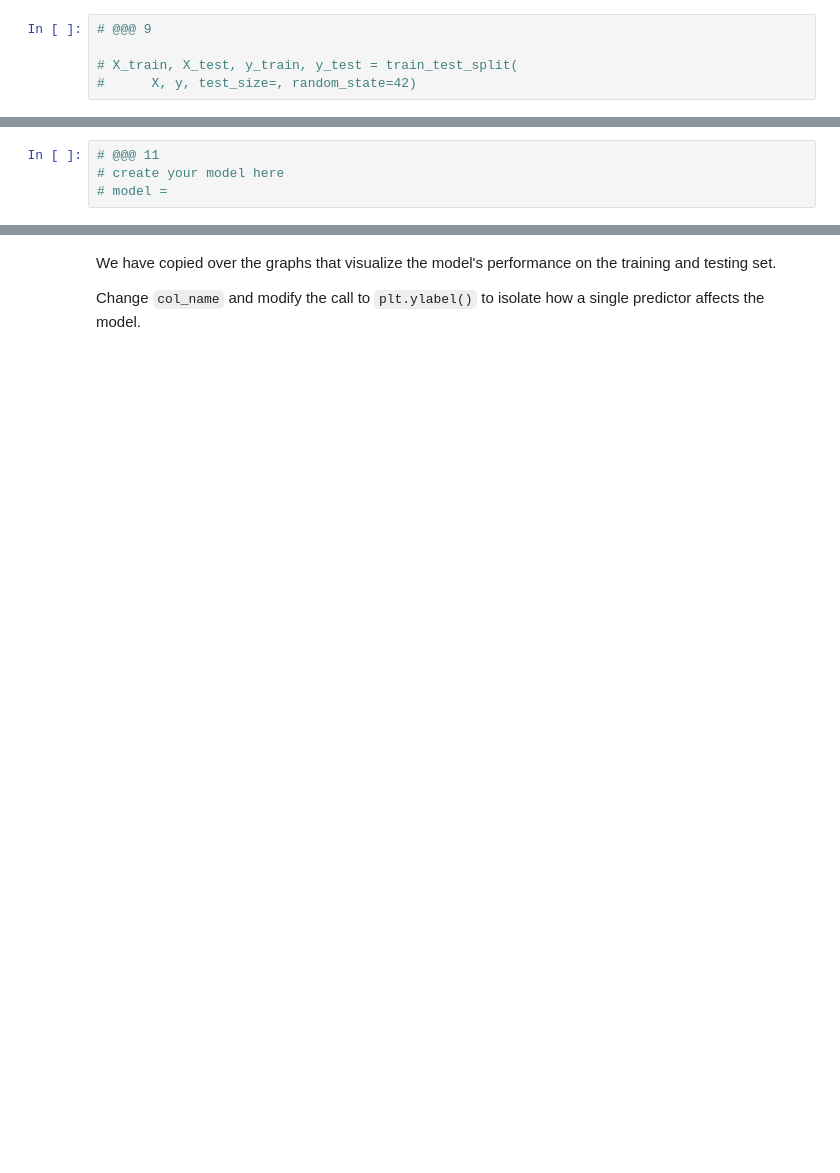
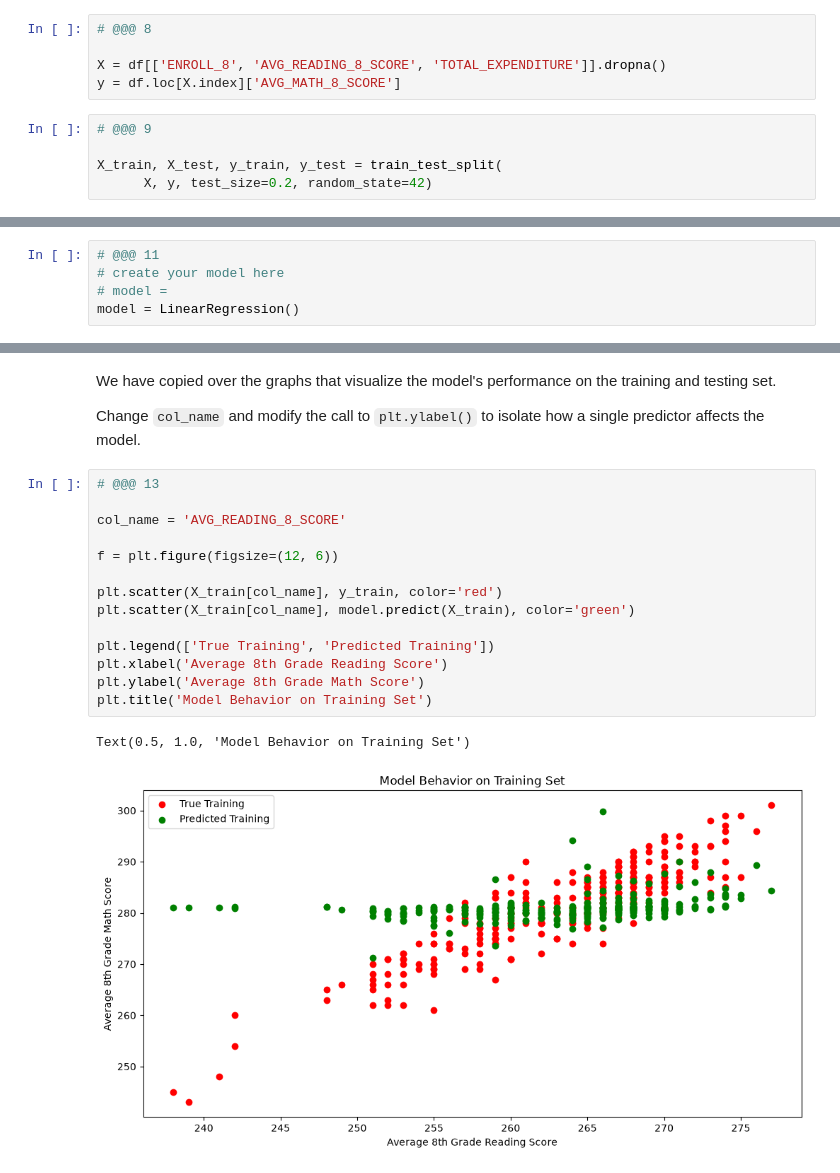
Before and after one commit to serenatasu/MDST-Onboarding, a Jupyter notebook: tutorial1/checkpoint1.ipynb, the cells around one changed output, grey strips where cells are left out. Cells and saved outputs as stored; diff of their text form; blank space fills up the shorter version.

```diff
--- a/tutorial1/checkpoint1.ipynb
+++ b/tutorial1/checkpoint1.ipynb
@@ -240,8 +315,13 @@ from sklearn.model_selection import train_test_split
+# %%
+# @@@ 8
+
+X = df[['ENROLL_8', 'AVG_READING_8_SCORE', 'TOTAL_EXPENDITURE']].dropna()
+y = df.loc[X.index]['AVG_MATH_8_SCORE']
 # %%
 # @@@ 9
 
-# X_train, X_test, y_train, y_test = train_test_split(
-#      X, y, test_size=, random_state=42)
+X_train, X_test, y_train, y_test = train_test_split(
+      X, y, test_size=0.2, random_state=42)
 # %% [markdown]
 <h2> Prediction </h2>
 # %% [markdown]
@@ -253,5 +334,6 @@ ML Models [Resource](https://medium.com/@vijaya.beeravalli/comparison-of-machine
 # @@@ 11
 # create your model here
 # model =
+model = LinearRegression()
 # %%
 model.fit(X_train, y_train)
@@ -267,4 +366,21 @@ Choose some metrics to evaluate the performance of your model, some of them are
 We have copied over the graphs that visualize the model's performance on the training and testing set.
 
 Change `col_name` and modify the call to `plt.ylabel()` to isolate how a single predictor affects the model.
+# %%
+# @@@ 13
+
+col_name = 'AVG_READING_8_SCORE'
+
+f = plt.figure(figsize=(12, 6))
+
+plt.scatter(X_train[col_name], y_train, color='red')
+plt.scatter(X_train[col_name], model.predict(X_train), color='green')
+
+plt.legend(['True Training', 'Predicted Training'])
+plt.xlabel('Average 8th Grade Reading Score')
+plt.ylabel('Average 8th Grade Math Score')
+plt.title('Model Behavior on Training Set')
+# %% [output]
+Text(0.5, 1.0, 'Model Behavior on Training Set')
+[figure, added]
 # %%
```
Also changed, not shown: parts of 19 cells of this notebook.
